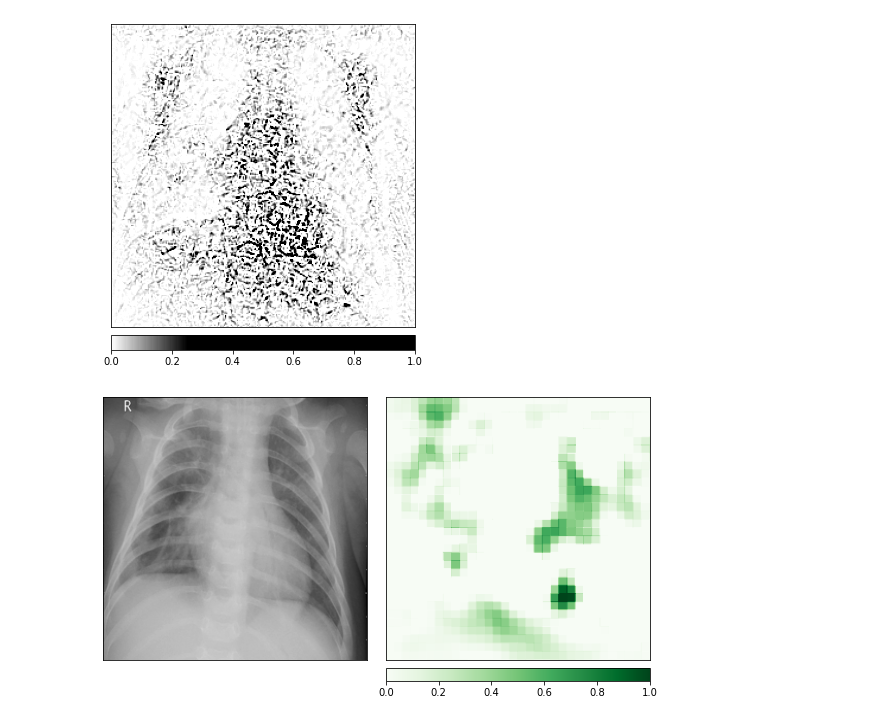
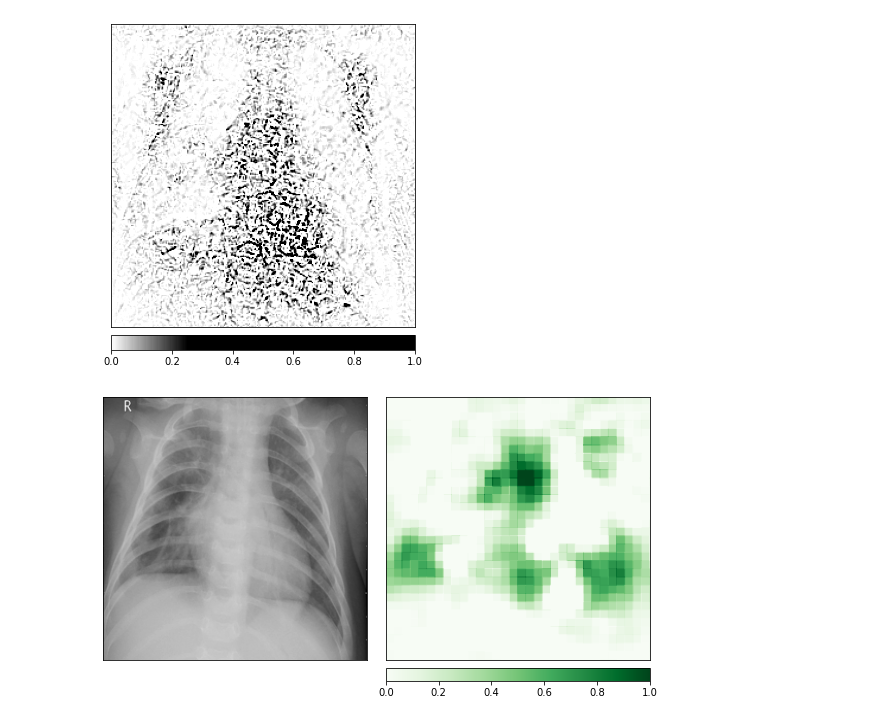
Before and after one commit to Emory-HITI/mlss, a Jupyter notebook: notebooks/OcclusionMaps.ipynb, the cells around one changed output. Saved outputs shown, nothing was run; the diff lists cells and outputs as text; code cells hidden in the pictures.

```diff
--- a/notebooks/OcclusionMaps.ipynb
+++ b/notebooks/OcclusionMaps.ipynb
@@ -107,18 +107,18 @@ _ = viz.visualize_image_attr(np.transpose(attributions_ig.squeeze().cpu().detach
 # %%
 occlusion = Occlusion(model)
 
 attributions_occ = occlusion.attribute(input_batch,
                                        strides = (3, 8, 8),
-                                       target=0,
+                                       target=output,
                                        sliding_window_shapes=(3,15, 15),
                                        baselines=0)
 
 _ = viz.visualize_image_attr_multiple(np.transpose(attributions_occ.squeeze().cpu().detach().numpy(), (1,2,0)),
                                       np.transpose(preprocess_img.squeeze().cpu().detach().numpy(), (1,2,0)),
                                       ["original_image", "heat_map"],
                                       ["all", "positive"],
                                       show_colorbar=True,
                                       outlier_perc=2,
                                      )
 # %% [output]
-[figure, old version]
+[figure, new version]
```
Also changed, not shown: parts of 1 cell of this notebook.
